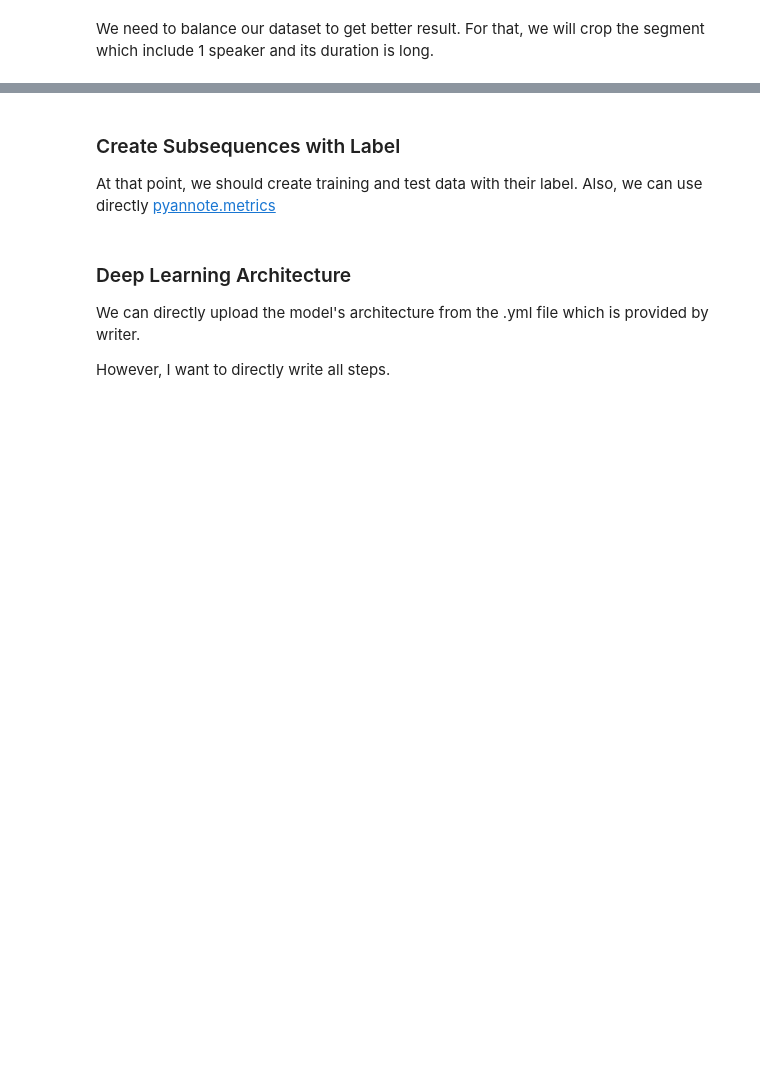
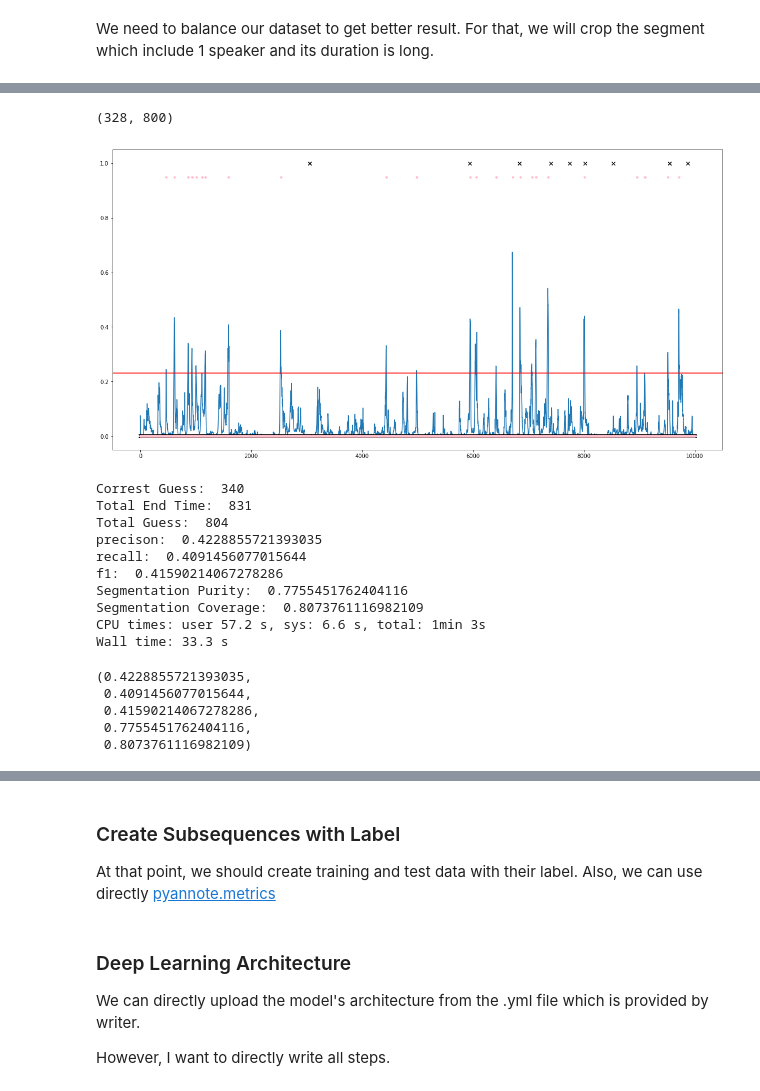
Before and after one commit to hedonistrh/SpChangeDetect, a Jupyter notebook: BiLSTM.ipynb, the cells around one changed output, grey strips where cells are left out. Saved outputs shown, nothing was run; the diff lists cells and outputs as text; code cells hidden in the pictures; blank space fills up the shorter version.

```diff
--- a/BiLSTM.ipynb
+++ b/BiLSTM.ipynb
@@ -1206,8 +1164,8 @@ def create_prediction(filename, hop, win_len, threshold, lstm_system, feature_ex
             start_time = float(mean_s[which_turn-1])
             end_time = float(mean_s[which_turn])
 
-            if ((start_time+0.2) > end_time):
-                print ("was here")
+            if ((start_time+0.3) > end_time):
+                # print ("was here")
                 mean_s[which_turn] = ((start_time+end_time) / 2)
                 mean_s = np.delete(mean_s, which_turn-1)
                 which_turn -= 1
@@ -1362,7 +1320,7 @@ def complete_evaluation_single_file(filename, hop, win_len, thres, model, show_g
     for single_end_time in content_end_time:
         single_guess_mem = False
         for single_pred in content_pred:
-            if (single_pred in range(single_end_time-250, single_end_time+250)):
+            if (single_pred in range(single_end_time-180, single_end_time+180)):
                 correct_guess += 1
                 break
 
@@ -1491,3 +1433,26 @@ Wall time: 29.4 s
+# %%
+%%time
+# 0.45
+# 0.61
+complete_evaluation_single_file(filename="ES2002d", hop=10, win_len=25, thres=0.23, model=model, feature_extractor="yaafe")
+# %% [output]
+(328, 800)
+[figure, added]
+Correst Guess:  340
+Total End Time:  831
+Total Guess:  804
+precison:  0.4228855721393035
+recall:  0.4091456077015644
+f1:  0.41590214067278286
+Segmentation Purity:  0.7755451762404116
+Segmentation Coverage:  0.8073761116982109
+CPU times: user 57.2 s, sys: 6.6 s, total: 1min 3s
+Wall time: 33.3 s
+(0.4228855721393035,
+ 0.4091456077015644,
+ 0.41590214067278286,
+ 0.7755451762404116,
+ 0.8073761116982109)
 # %%
 ## TO GET ALL RESULT FROM ALL CORPUS
 
```
Also changed, not shown: parts of 12 cells of this notebook.
